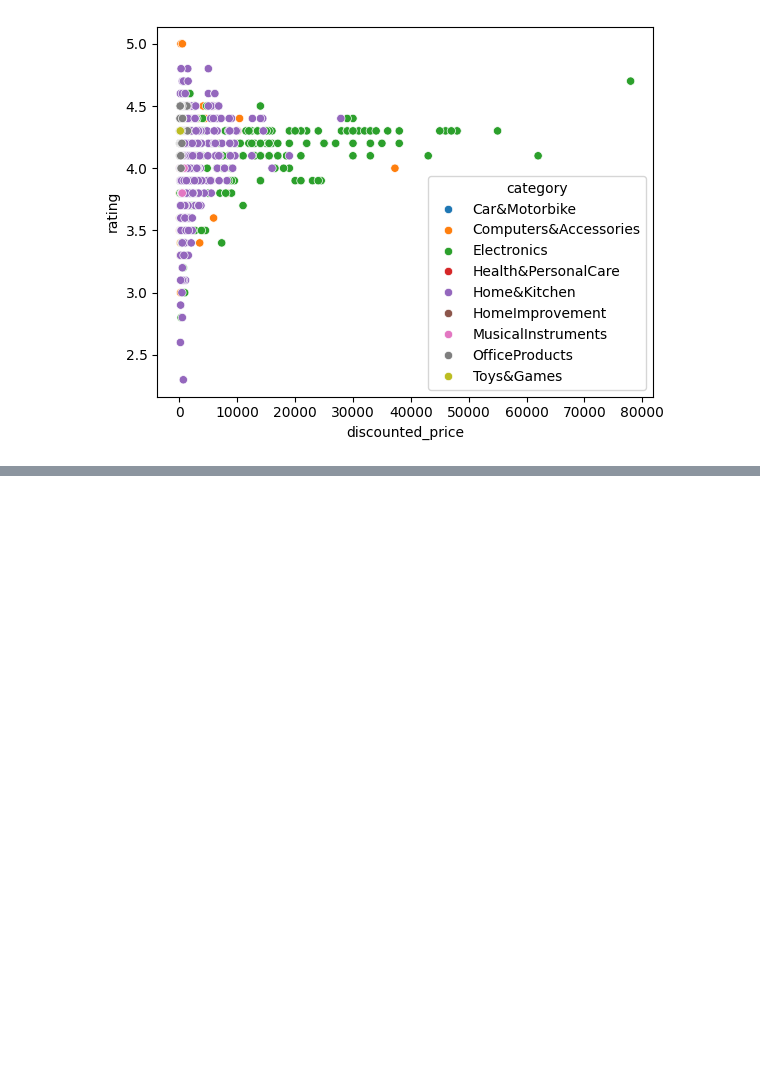
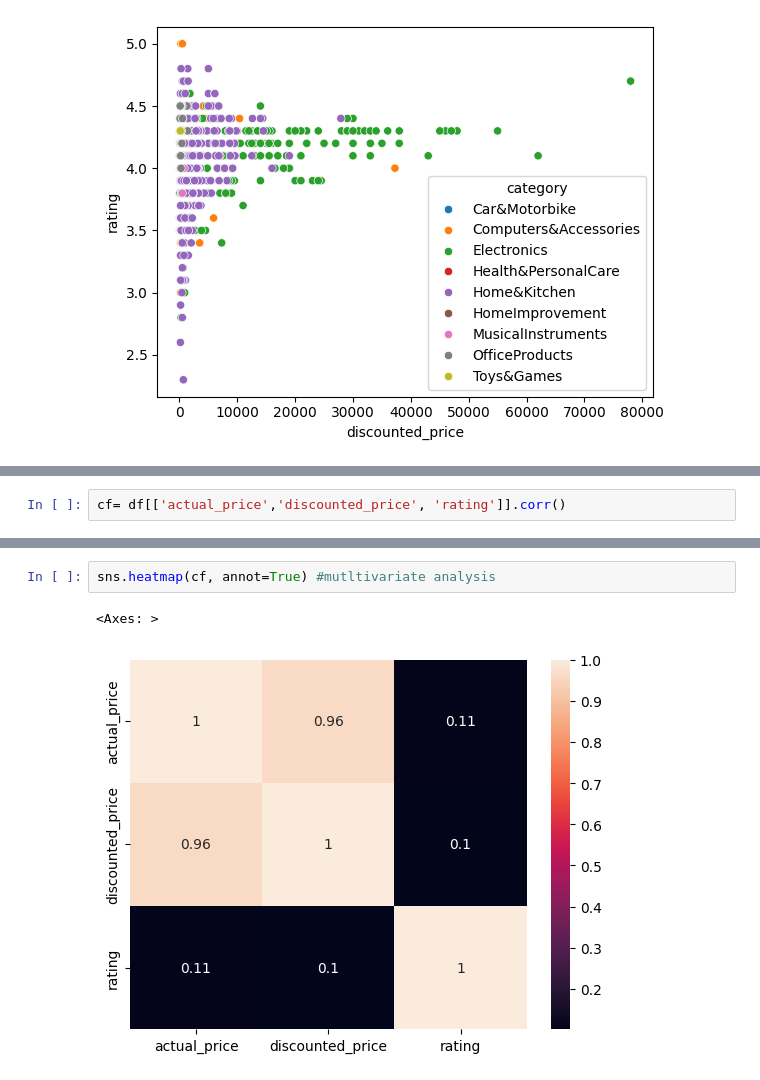
Before and after one commit to Shreeya555/AIML-Basics_Advanced, a Jupyter notebook: Amazon_Sales_Analysis_Jan26.ipynb, the cells around one changed output, grey strips where cells are left out. Drawn from its saved outputs; the diff is of its cells as text; blank space fills up the shorter version.

```diff
--- a/Amazon_Sales_Analysis_Jan26.ipynb
+++ b/Amazon_Sales_Analysis_Jan26.ipynb
@@ -289,0 +338,2 @@ sns.scatterplot(x='discounted_price', y='rating', hue='category', data =df)
+# %%
+cf= df[['actual_price','discounted_price', 'rating']].corr()
@@ -289,0 +347,5 @@ sns.scatterplot(x='discounted_price', y='rating', hue='category', data =df)
+# %%
+sns.heatmap(cf, annot=True) #mutltivariate analysis
+# %% [output]
+<Axes: >
+[figure, added]
```
Also changed, not shown: parts of 14 cells of this notebook.
